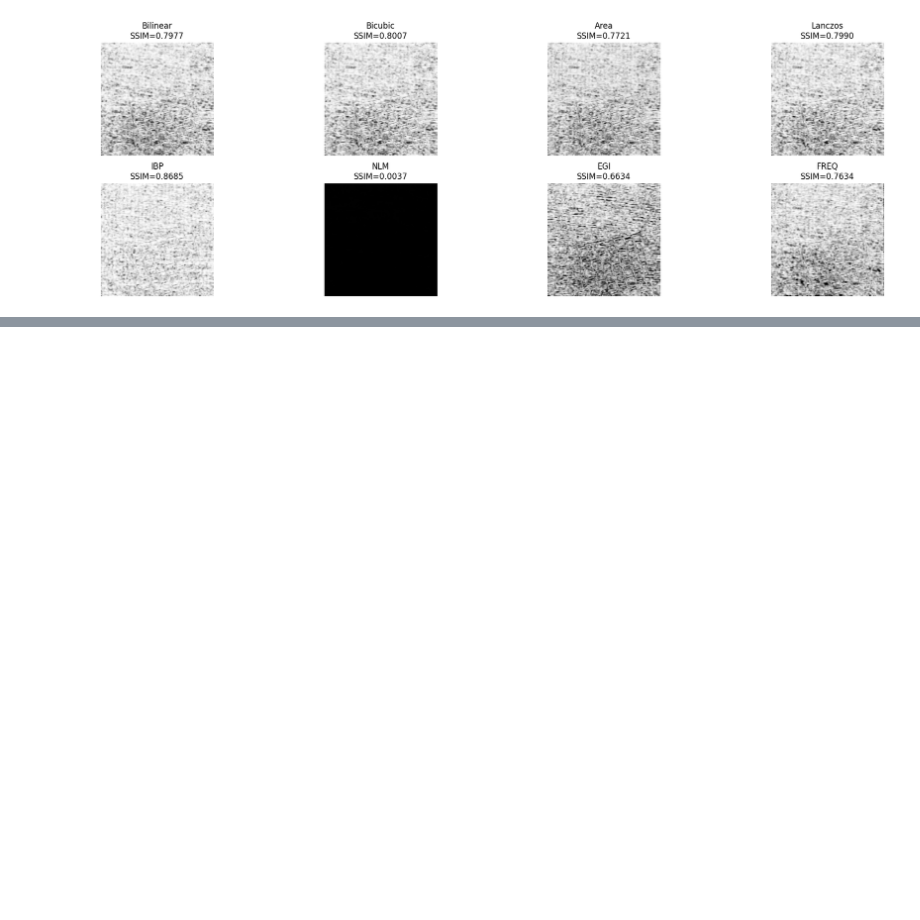
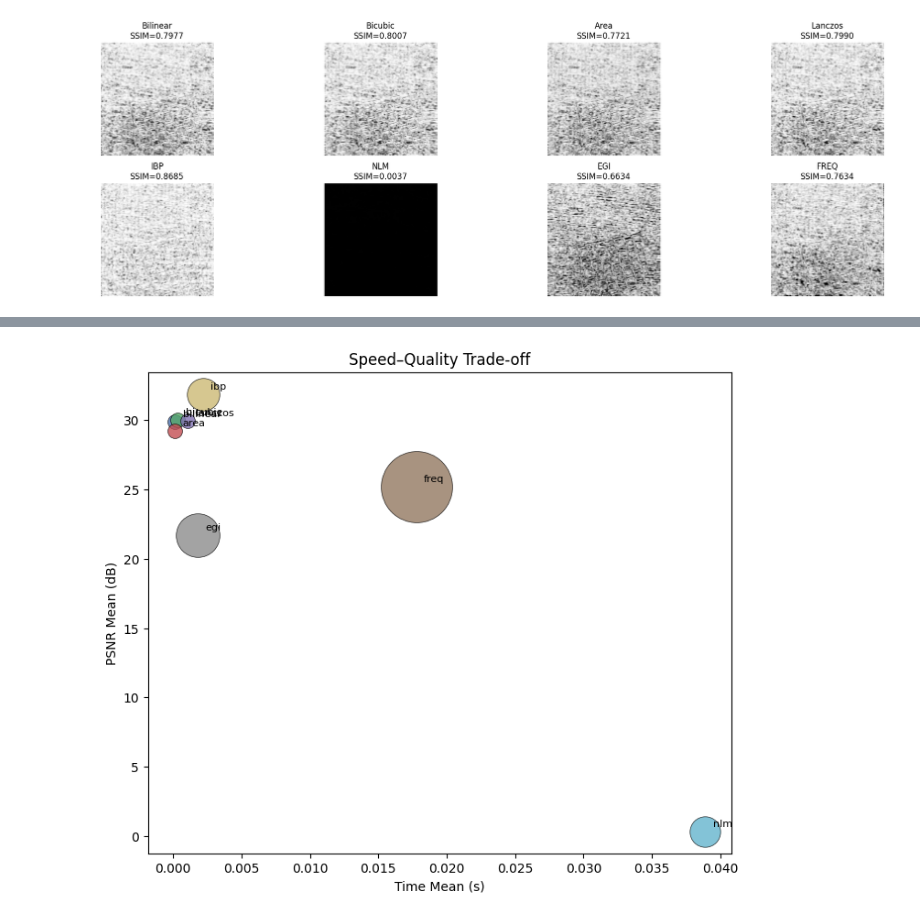
Before and after one commit to bgmanuel99/Super-Resolution-Images-for-3D-Printing-Defect-Detection, a Jupyter notebook: SRModels/classic_super_resolution_algorithms/super_resolucion_clasica.ipynb, the cells around one changed output, grey strips where cells are left out. Saved outputs shown, nothing was run; the diff lists cells and outputs as text; code cells hidden in the pictures; blank space fills up the shorter version.

```diff
--- a/SRModels/classic_super_resolution_algorithms/super_resolucion_clasica.ipynb
+++ b/SRModels/classic_super_resolution_algorithms/super_resolucion_clasica.ipynb
@@ -449,0 +513,20 @@ plt.savefig(out_diff, dpi=150)
+# %%
+# Uses compute_summary_stats results already stored in metric_summary
+fig, ax = plt.subplots(figsize=(7, 6), constrained_layout=True)
+
+x_time = [metric_summary[a]['time_mean'] for a in algorithms]
+y_psnr = [metric_summary[a]['psnr_mean'] for a in algorithms]
+sizes = [max(20, 200 * (metric_summary[a]['memory_mean'] / (1024**2 + 1e-9))) for a in algorithms]  # scale by MB
+
+for a, x, y, s in zip(algorithms, x_time, y_psnr, sizes):
+    ax.scatter(x, y, s=s, color=colors[a], label=a, alpha=0.8, edgecolor='k', linewidth=0.5)
+    ax.annotate(a, (x, y), textcoords='offset points', xytext=(6, 4), fontsize=8)
+
+ax.set_xlabel('Time Mean (s)')
+ax.set_ylabel('PSNR Mean (dB)')
+ax.set_title('Speed–Quality Trade-off')
+# Optional: Pareto-like envelope (visual only)
+# ax.legend(bbox_to_anchor=(1.02, 1), loc='upper left', fontsize=8)
+plt.show()
+# %% [output]
+[figure, added]
```
Also changed, not shown: parts of 6 cells of this notebook, 1 other file.
